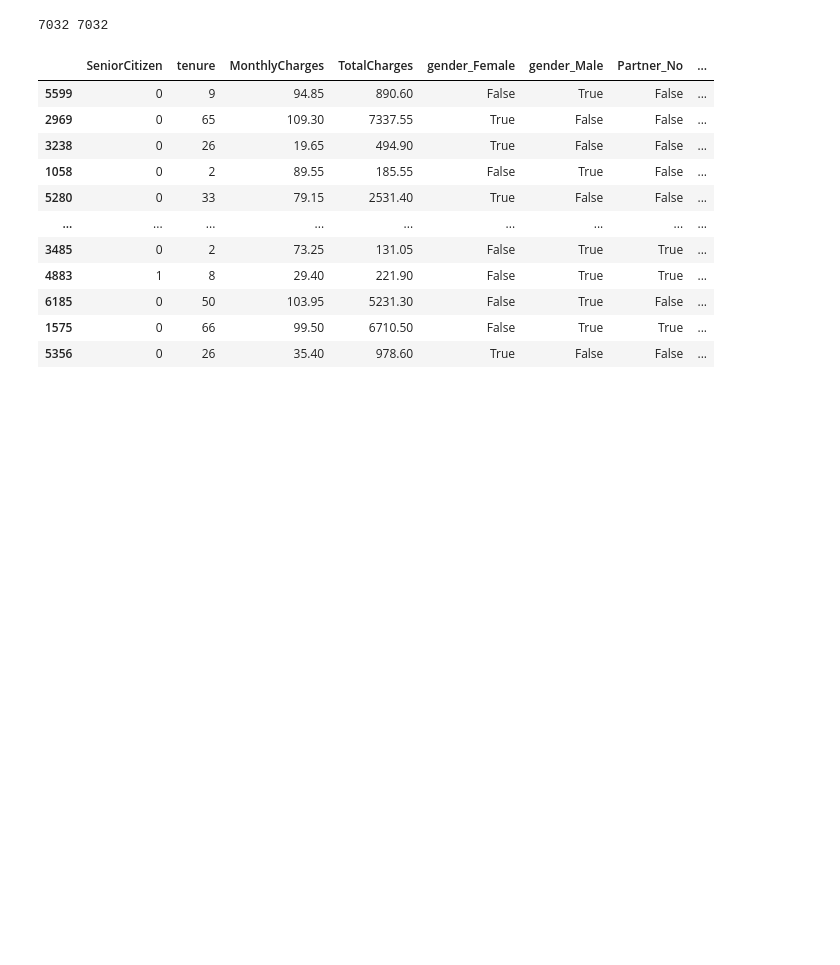
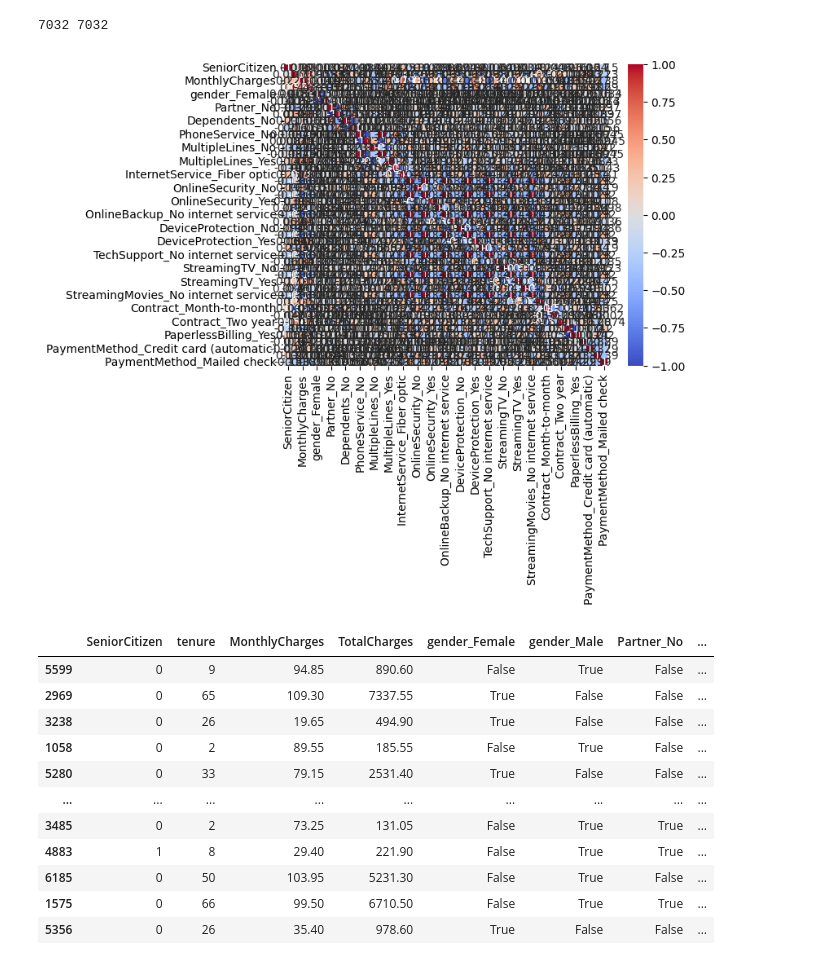
Before and after one commit to meiseg/learn_EDA, a Jupyter notebook: first_eda.ipynb, the cells around one changed output. Cells and saved outputs as stored; diff of their text form; code cells hidden in the pictures; blank space fills up the shorter version.

```diff
--- a/first_eda.ipynb
+++ b/first_eda.ipynb
@@ -156,6 +156,12 @@ X = df_binary.drop(["Churn","charge_bin"],axis=1)
 print(len(X),len(y))
 # %% [output]
 7032 7032
+# %%
+corr_matrix = X.corr()
+sns.heatmap(corr_matrix,annot=True,cmap='coolwarm')
+plt.show()
+# %% [output]
+[figure, added]
 # %%
 from sklearn.model_selection import train_test_split
 X_train, X_test, y_train,y_test = train_test_split(X,y,test_size=.2,random_state=55,stratify=y)
```
Also changed, not shown: parts of 9 cells of this notebook.
